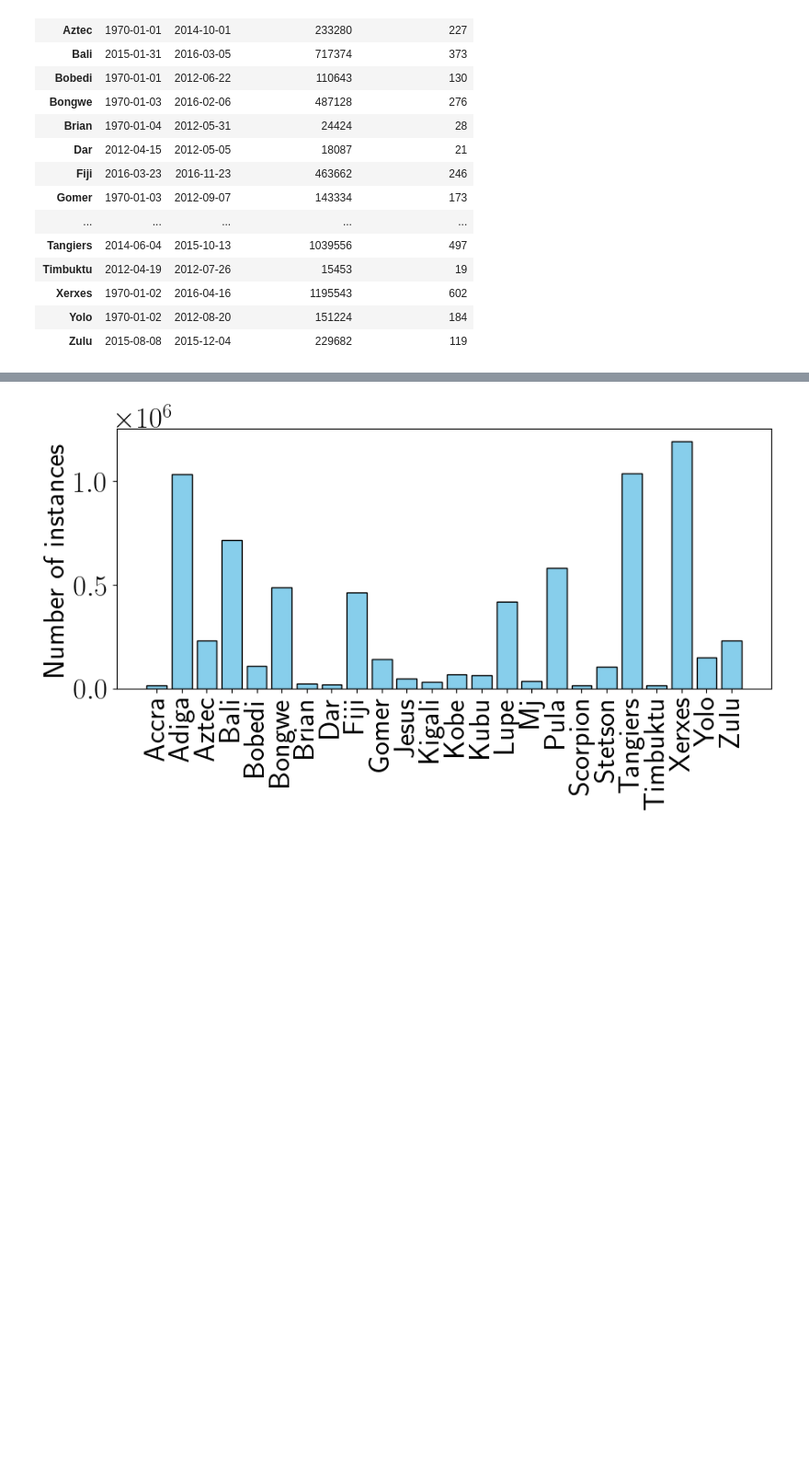
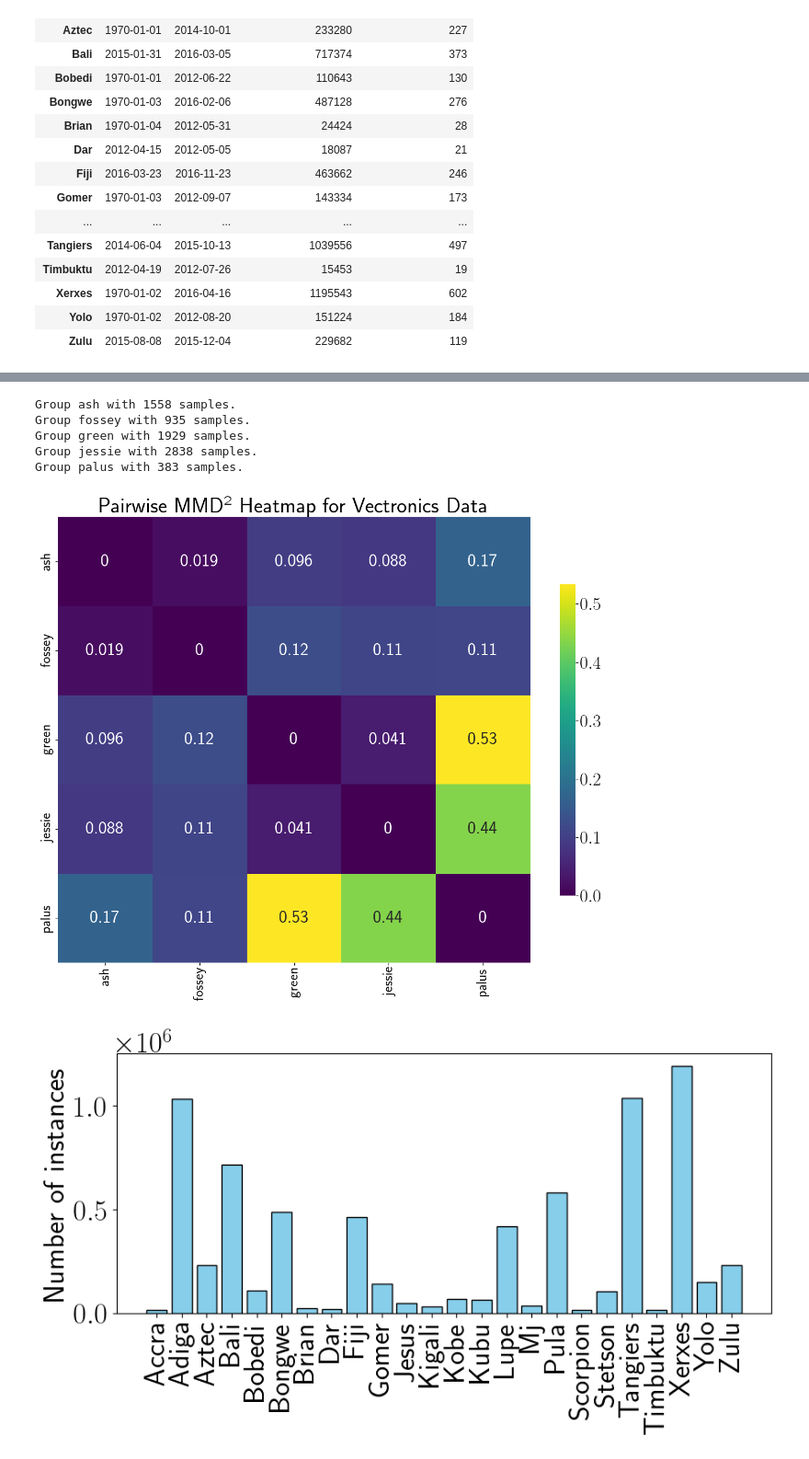
Before and after one commit to medhaaga/BotswanaML, a Jupyter notebook: notebooks/RVC_EDA.ipynb, the cells around one changed output, grey strips where cells are left out. Shown at 92% size. Drawn from its saved outputs; the diff is of its cells as text; code cells hidden in the pictures; blank space fills up the shorter version.

```diff
--- a/notebooks/RVC_EDA.ipynb
+++ b/notebooks/RVC_EDA.ipynb
@@ -203,3 +219,48 @@ Create a histogram of outliers. Send it to John.
+# %%
+groups = {}
+for name, g in vectronics_df.groupby('animal_id'):
+    arr = g[Vectronics_feature_cols].sample(frac=1, random_state=42).head(5000).values  # shuffle + take first 1000
+    groups[name] = arr
+    print(f"Group {name} with {arr.shape[0]} samples.")
+group_keys = list(groups.keys())
+n_groups = len(group_keys)
+mmd_matrix = np.zeros((n_groups, n_groups))
+
+for i, j in tqdm(combinations(range(n_groups), 2)):
+    X = groups[group_keys[i]]
+    Y = groups[group_keys[j]]
+    sigma = median_pairwise_distance(X, Y)
+    dist = compute_mmd(X, Y, sigma=sigma)
+    mmd_matrix[i, j] = dist
+    mmd_matrix[j, i] = dist
+# %% [output]
+Group ash with 1558 samples.
+Group fossey with 935 samples.
+Group green with 1929 samples.
+Group jessie with 2838 samples.
+Group palus with 383 samples.
+# %%
+mmd_df = pd.DataFrame(mmd_matrix, index=group_keys, columns=group_keys)
+plt.figure(figsize=(12, 10))
+ax = sns.heatmap(
+    mmd_df,
+    annot=True,
+    cmap="viridis",
+    annot_kws={"size": 25},   # smaller annotation text
+    cbar_kws={"shrink": 0.7}
+)
+
+# Force all tick labels to show
+ax.set_xticks(np.arange(len(mmd_df)) + 0.5)
+ax.set_yticks(np.arange(len(mmd_df)) + 0.5)
+ax.set_xticklabels(mmd_df.columns, rotation=90, fontsize=20)
+ax.set_yticklabels(mmd_df.index, fontsize=20)
+
+plt.title("Pairwise MMD² Heatmap for Vectronics Data", fontsize=30)
+plt.tight_layout()
+plt.show()
+# %% [output]
+[figure, added]
 # %%
 plt.figure(figsize = (10,4))
 plt.bar(df_summary.index, df_summary['Total no. of windows'], color='skyblue', edgecolor='black')
```
Also changed, not shown: parts of 40 cells of this notebook, 25 other files.
